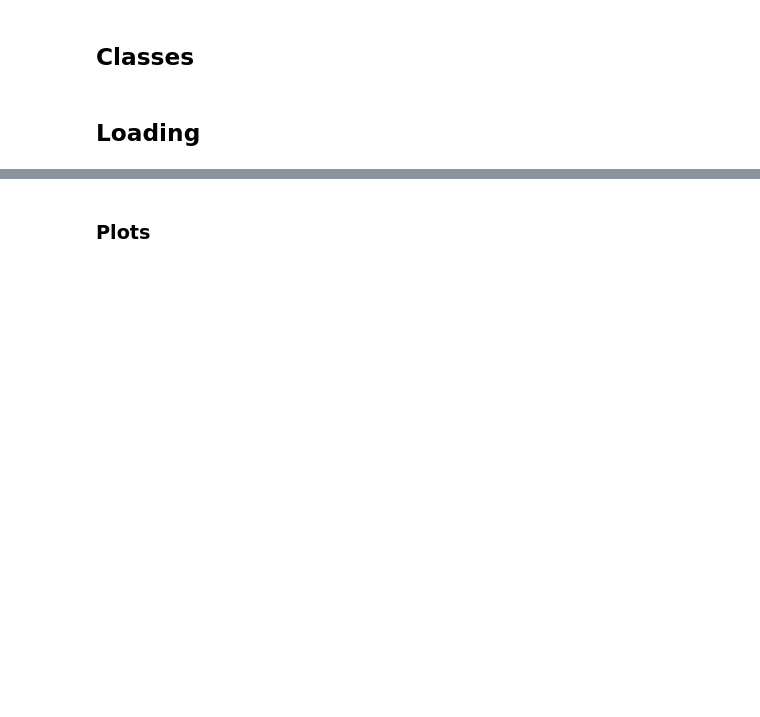
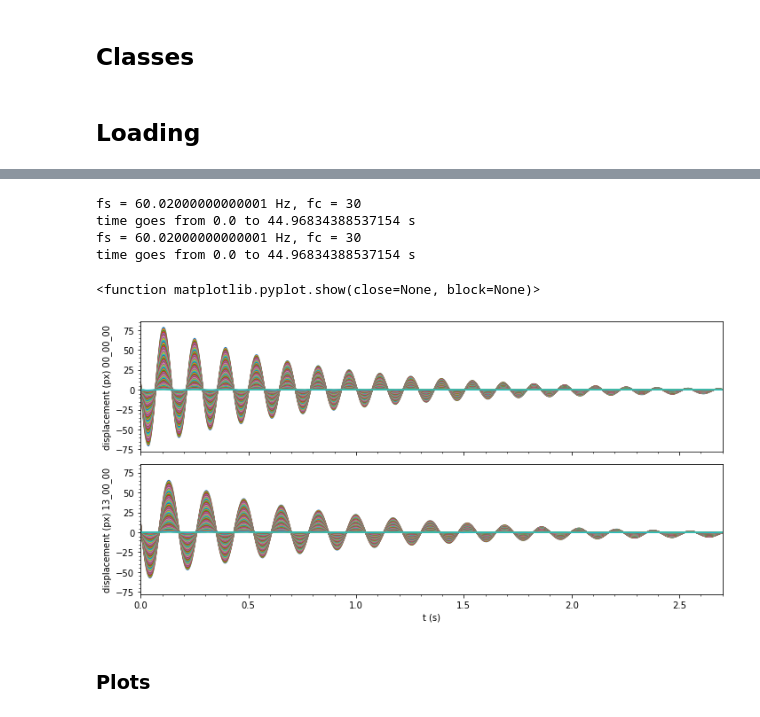
Before and after one commit to carloshernangarrido/structural-health-monitoring, a Jupyter notebook: time_domain_damage_detection_stat.ipynb, the cells around one changed output, grey strips where cells are left out. Saved outputs shown, nothing was run; the diff lists cells and outputs as text; code cells hidden in the pictures; blank space fills up the shorter version.

```diff
--- a/time_domain_damage_detection_stat.ipynb
+++ b/time_domain_damage_detection_stat.ipynb
@@ -238,5 +250,35 @@ time goes from 0.0 to 44.985004998333885 s
 time goes from 0.0 to 44.985004998333885 s
 [1053.708661417323, 867.488188976378, 720.2047244094488]
+# %%
+# Example
+fig_size = (10, 5)
+file_name_healthy = os.path.join(path, '00_00_00_run1.mat')
+th_healthy = TimeHistory(scipy.io.loadmat(file_name_healthy), file_name=file_name_healthy,
+                         initial_time=None, final_time=None, cut_off_freq=30)
+file_name_damaged = os.path.join(path, '13_00_00_run1.mat')
+th_damaged = TimeHistory(scipy.io.loadmat(file_name_damaged), file_name=file_name_damaged,
+                         initial_time=None, final_time=None, cut_off_freq=30)
+
+fig_example, ax_example = plt.subplots(2, 1, figsize=fig_size,
+                                       tight_layout=True,
+                                       sharey='col', sharex='col')
+plt.minorticks_on()
+ax_example[0].plot(time_scale*th_healthy.t.T, -th_healthy.D.T);
+ax_example[0].set_ylabel('displacement (px) 00_00_00')
+ax_example[0].set_xlim((0, 2.7))
+
+ax_example[1].plot(time_scale*th_damaged.t.T, -th_damaged.D.T);
+ax_example[1].set_ylabel('displacement (px) 13_00_00')
+ax_example[1].set_xlabel('t (s)')
+plt.savefig(os.path.join(path, 'time_history_example.pdf'), bbox_inches='tight')
+plt.show
+# %% [output]
+fs = 60.02000000000001 Hz, fc = 30
+time goes from 0.0 to 44.96834388537154 s
+fs = 60.02000000000001 Hz, fc = 30
+time goes from 0.0 to 44.96834388537154 s
+<function matplotlib.pyplot.show(close=None, block=None)>
+[figure, added]
 # %% [markdown]
 ### Plots
 # %%
```
Also changed, not shown: parts of 7 cells of this notebook.
